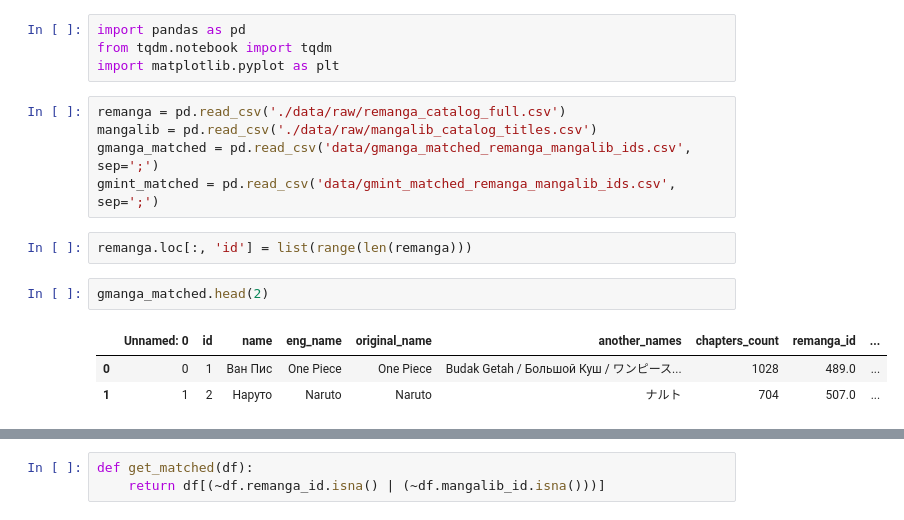
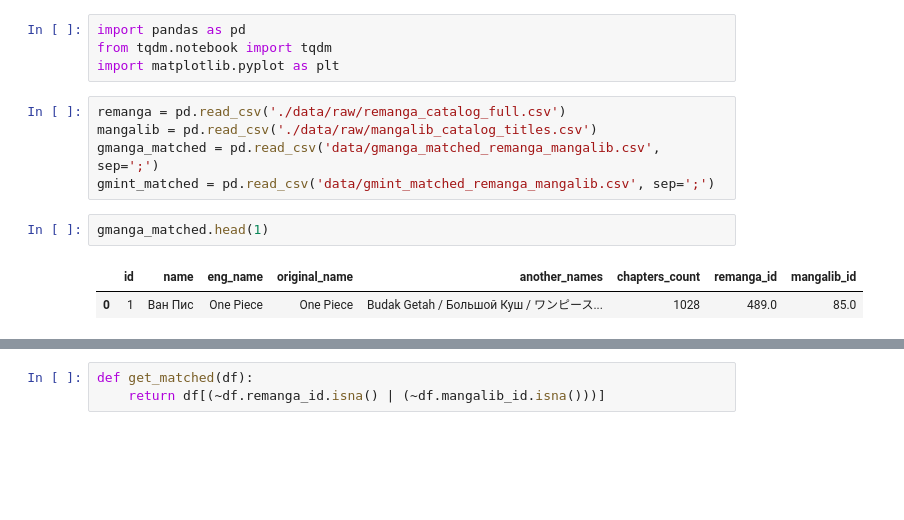
Before and after one commit to GroupLe/missing-mangas, a Jupyter notebook: 03-find_missing.ipynb, the cells around one changed output, grey strips where cells are left out. Drawn from its saved outputs; the diff is of its cells as text; blank space fills up the shorter version.

```diff
--- a/03-find_missing.ipynb
+++ b/03-find_missing.ipynb
@@ -5,14 +5,11 @@ import matplotlib.pyplot as plt
 # %%
 remanga = pd.read_csv('./data/raw/remanga_catalog_full.csv')
 mangalib = pd.read_csv('./data/raw/mangalib_catalog_titles.csv')
-gmanga_matched = pd.read_csv('data/gmanga_matched_remanga_mangalib_ids.csv', sep=';')
-gmint_matched = pd.read_csv('data/gmint_matched_remanga_mangalib_ids.csv', sep=';')
+gmanga_matched = pd.read_csv('data/gmanga_matched_remanga_mangalib.csv', sep=';')
+gmint_matched = pd.read_csv('data/gmint_matched_remanga_mangalib.csv', sep=';')
-# %%
-remanga.loc[:, 'id'] = list(range(len(remanga)))
 # %%
-gmanga_matched.head(2)
+gmanga_matched.head(1)
 # %% [output]
-|  | Unnamed: 0 | id | name | eng_name | original_name | another_names | chapters_count | remanga_id | ... |
-| 0 | 0 | 1 | Ван Пис | One Piece | One Piece | Budak Getah / Большой Куш / ワンピース... | 1028 | 489.0 | ... |
-| 1 | 1 | 2 | Наруто | Naruto | Naruto | ナルト | 704 | 507.0 | ... |
+|  | id | name | eng_name | original_name | another_names | chapters_count | remanga_id | mangalib_id |
+| 0 | 1 | Ван Пис | One Piece | One Piece | Budak Getah / Большой Куш / ワンピース... | 1028 | 489.0 | 85.0 |
 # %%
```
Also changed, not shown: parts of 15 cells of this notebook, 14 other files.
